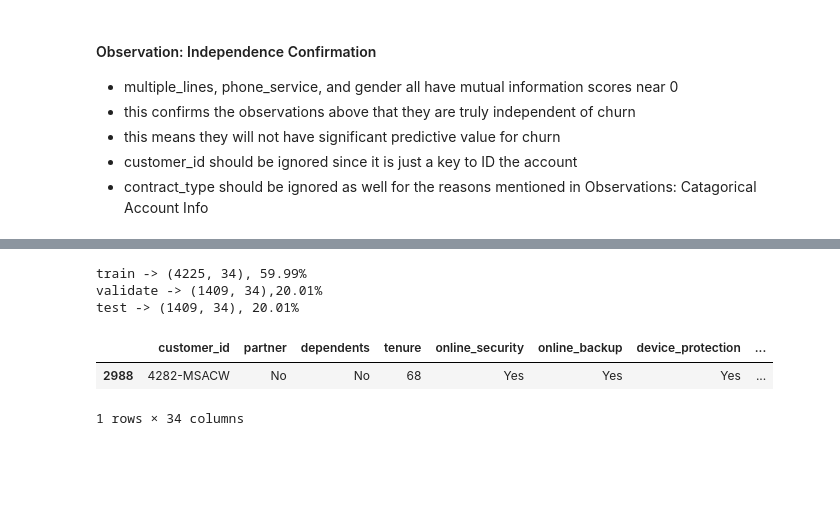
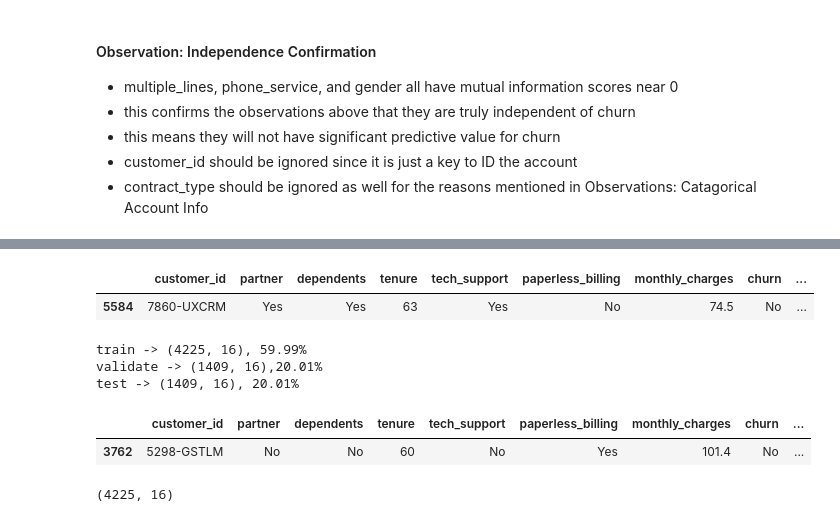
Before and after one commit to scottbarnett97/Telco-Classification-Project, a Jupyter notebook: telco_workbook.ipynb, the cells around one changed output, grey strips where cells are left out. Drawn from its saved outputs; the diff is of its cells as text; code cells hidden in the pictures; blank space fills up the shorter version.

```diff
--- a/telco_workbook.ipynb
+++ b/telco_workbook.ipynb
@@ -386,17 +376,0 @@ def split_data(df,strat):
-# %%
-#Acquire Data
-df = acquire.get_telco_data()
-#Clean and Prepare Data
-df = prepare.final_prep_telco(df)
-#Split into train, validate, and train
-train, validate, test = prepare.split_data(df,'churn')
-# %% [output]
-train -> (4225, 34), 59.99%
-validate -> (1409, 34),20.01%
-test -> (1409, 34), 20.01%
-# %%
-train.sample()
-# %% [output]
-|  | customer_id | partner | dependents | tenure | online_security | online_backup | device_protection | ... |
-| 2988 | 4282-MSACW | No | No | 68 | Yes | Yes | Yes | ... |
-1 rows × 34 columns
@@ -402,0 +397,23 @@ train.sample()
+# %%
+#Clean and Prepare Data
+df = prepare.final_prep_telco(df)
+df.sample()
+# %% [output]
+|  | customer_id | partner | dependents | tenure | tech_support | paperless_billing | monthly_charges | churn | ... |
+| 5584 | 7860-UXCRM | Yes | Yes | 63 | Yes | No | 74.5 | No | ... |
+# %%
+# Split
+train, validate, test = prepare.split_data(df,'churn')
+# %% [output]
+train -> (4225, 16), 59.99%
+validate -> (1409, 16),20.01%
+test -> (1409, 16), 20.01%
+# %%
+train.sample()
+# %% [output]
+|  | customer_id | partner | dependents | tenure | tech_support | paperless_billing | monthly_charges | churn | ... |
+| 3762 | 5298-GSTLM | No | No | 60 | No | Yes | 101.4 | No | ... |
+# %%
+train.shape
+# %% [output]
+(4225, 16)
```
Also changed, not shown: parts of 63 cells of this notebook, 3 other files.
